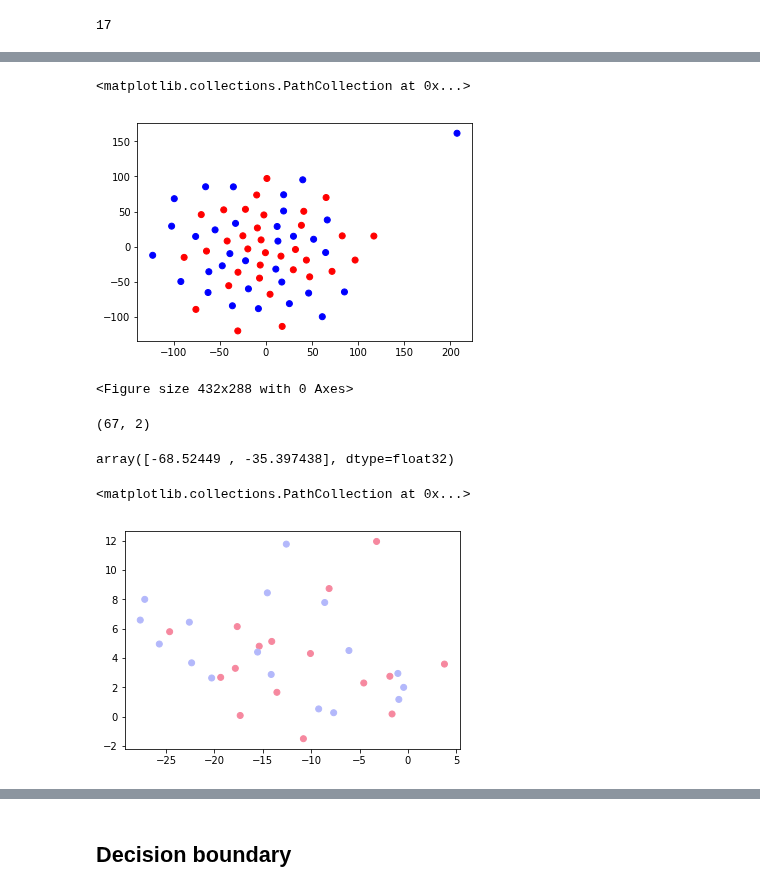
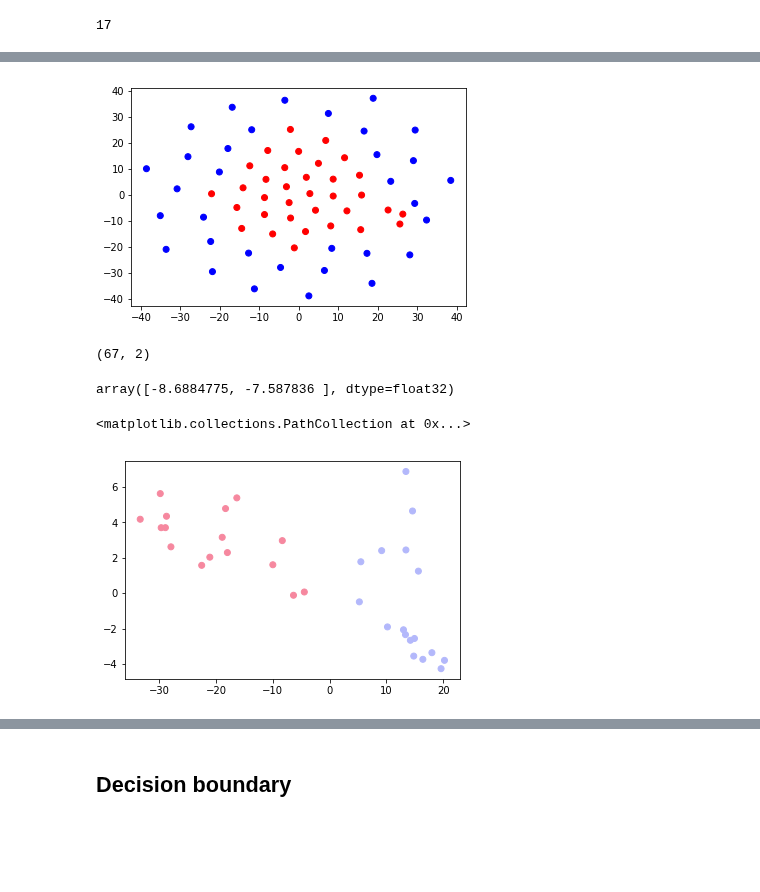
Before and after one commit to tyler-martin-12/tcav_on_azure, a Jupyter notebook: analyze_cavs_azure.ipynb, the cells around one changed output, grey strips where cells are left out. Saved outputs shown, nothing was run; the diff lists cells and outputs as text; code cells hidden in the pictures; blank space fills up the shorter version.

```diff
--- a/analyze_cavs_azure.ipynb
+++ b/analyze_cavs_azure.ipynb
@@ -64,3 +59,15 @@ with open(path, 'rb') as f:
+# %%
+sub_path = 'cavs/striped_sub_2-random500_1-mixed9-linear-0.1'
+path = os.path.join(working_dir,sub_path + '_test.pkl')
+
+with open(path, 'rb') as f:
+    data = pickle.load(f)
+
+path = os.path.join(working_dir,sub_path + '.pkl')
+
+with open(path, 'rb') as f:
+    cav_data = pickle.load(f)
+this_cav = cav_data['cavs'][0]
 # %%
 d = dict(data)
 x_train = d['x_train']
@@ -124,11 +131,11 @@ color_test = ['red' if y == 0 else 'blue' for y in y_test]
 # %%
 plt.scatter(x1_train, x2_train, color = color_train)
 #plt.scatter(x1_test, x2_test, color = color_test)
+
+#plt.legend(['blue'])
+#plt.legend(['red'])
+
+path = os.path.join(working_dir,'figs/tsne_striped_2_random_1_layer_9.png')
+plt.savefig(path,dpi=200)
 # %% [output]
-<matplotlib.collections.PathCollection at 0x...>
-[figure, old version]
+[figure, new version]
-# %%
-path = os.path.join(working_dir,'figs/random_1_random_0.png')
-plt.savefig(path,dpi=200)
-# %% [output]
-<Figure size 432x288 with 0 Axes>
@@ -145,7 +154,7 @@ x_train_embed.shape
 # %%
 x_train_embed[0]
 # %% [output]
-array([-68.52449 , -35.397438], dtype=float32)
+array([-8.6884775, -7.587836 ], dtype=float32)
 # %%
 # TRAIN
 x_train_embed_pca = np.dot(pca_instance.components_, x_train.T)
@@ -169,4 +178,4 @@ color_test_pca = [light_red if y == 0 else light_blue for y in y_test]
 plt.scatter(x1_test_pca, x2_test_pca, color = color_test_pca)
 # %% [output]
 <matplotlib.collections.PathCollection at 0x...>
-[figure, old version]
+[figure, new version]
```
Also changed, not shown: parts of 15 cells of this notebook, 3 other files.
